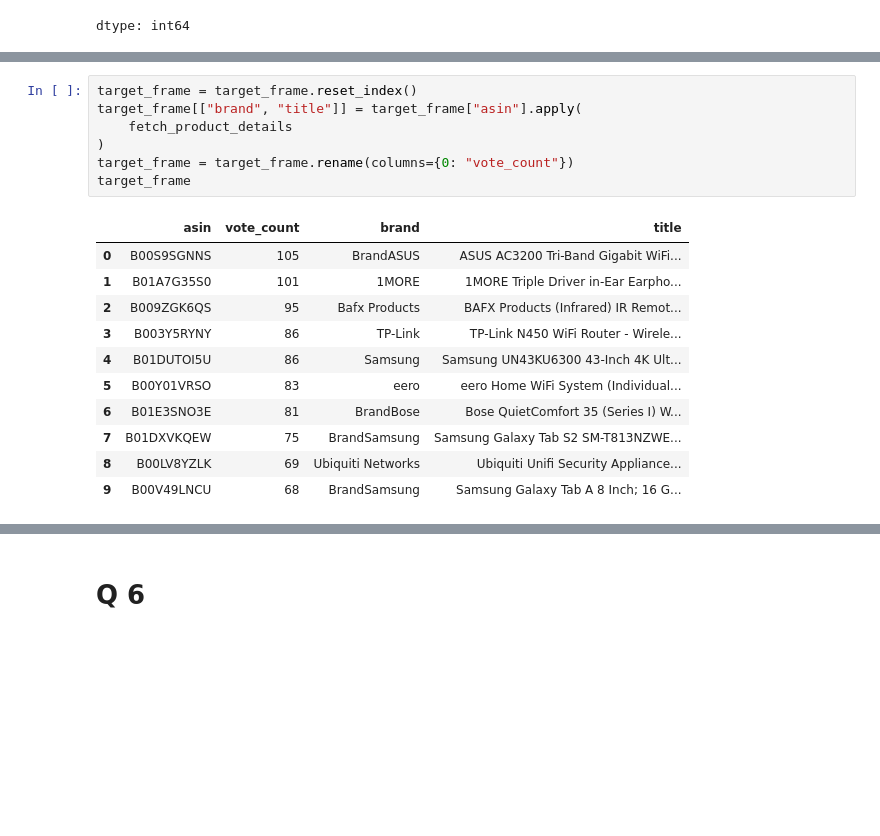
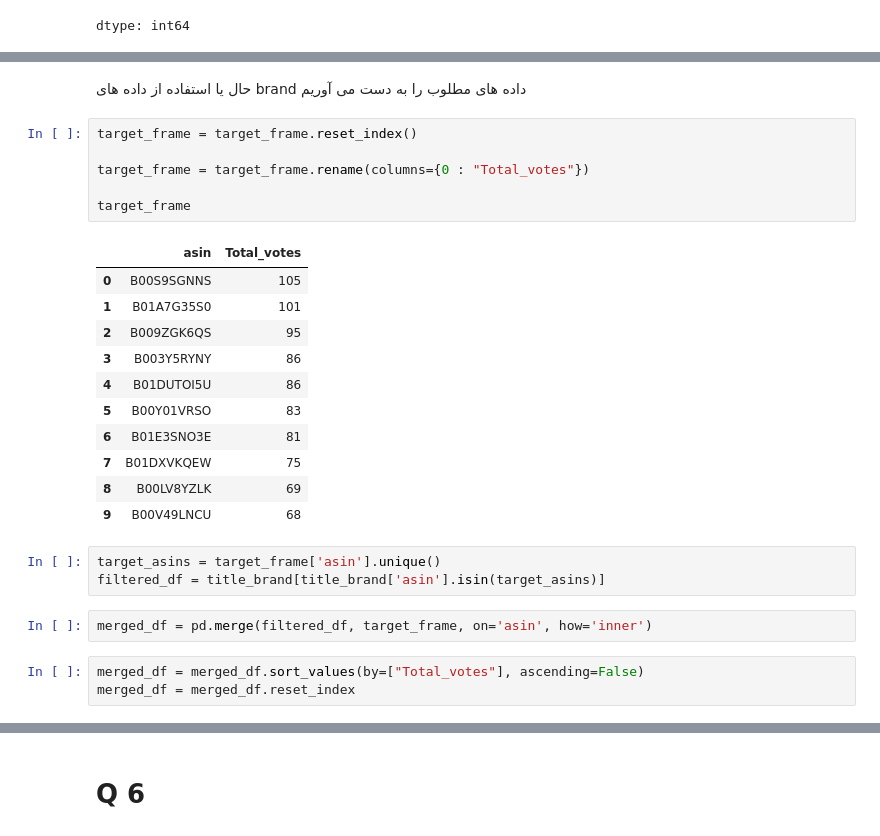
Before and after one commit to aminrafi394/ai-second-project, a Jupyter notebook: Part_One_4_5_6.ipynb, the cells around one changed output, grey strips where cells are left out. Cells and saved outputs as stored; diff of their text form; blank space fills up the shorter version.

```diff
--- a/Part_One_4_5_6.ipynb
+++ b/Part_One_4_5_6.ipynb
@@ -264,19 +247,28 @@ def fetch_product_details(asin):
+# %% [markdown]
+ حال یا استفاده از داده های brand داده های مطلوب را به دست می آوریم
 # %%
 target_frame = target_frame.reset_index()
-target_frame[["brand", "title"]] = target_frame["asin"].apply(
-    fetch_product_details
-)
-target_frame = target_frame.rename(columns={0: "vote_count"})
+
+target_frame = target_frame.rename(columns={0 : "Total_votes"})
+
 target_frame
 # %% [output]
-|  | asin | vote_count | brand | title |
-| 0 | B00S9SGNNS | 105 | BrandASUS | ASUS AC3200 Tri-Band Gigabit WiFi... |
-| 1 | B01A7G35S0 | 101 | 1MORE | 1MORE Triple Driver in-Ear Earpho... |
-| 2 | B009ZGK6QS | 95 | Bafx Products | BAFX Products (Infrared) IR Remot... |
-| 3 | B003Y5RYNY | 86 | TP-Link | TP-Link N450 WiFi Router - Wirele... |
-| 4 | B01DUTOI5U | 86 | Samsung | Samsung UN43KU6300 43-Inch 4K Ult... |
-| 5 | B00Y01VRSO | 83 | eero | eero Home WiFi System (Individual... |
-| 6 | B01E3SNO3E | 81 | BrandBose | Bose QuietComfort 35 (Series I) W... |
-| 7 | B01DXVKQEW | 75 | BrandSamsung | Samsung Galaxy Tab S2 SM-T813NZWE... |
-| 8 | B00LV8YZLK | 69 | Ubiquiti Networks | Ubiquiti Unifi Security Appliance... |
-| 9 | B00V49LNCU | 68 | BrandSamsung | Samsung Galaxy Tab A 8 Inch; 16 G... |
+|  | asin | Total_votes |
+| 0 | B00S9SGNNS | 105 |
+| 1 | B01A7G35S0 | 101 |
+| 2 | B009ZGK6QS | 95 |
+| 3 | B003Y5RYNY | 86 |
+| 4 | B01DUTOI5U | 86 |
+| 5 | B00Y01VRSO | 83 |
+| 6 | B01E3SNO3E | 81 |
+| 7 | B01DXVKQEW | 75 |
+| 8 | B00LV8YZLK | 69 |
+| 9 | B00V49LNCU | 68 |
+# %%
+target_asins = target_frame['asin'].unique()
+filtered_df = title_brand[title_brand['asin'].isin(target_asins)]
+# %%
+merged_df = pd.merge(filtered_df, target_frame, on='asin', how='inner')
+# %%
+merged_df = merged_df.sort_values(by=["Total_votes"], ascending=False)
+merged_df = merged_df.reset_index
```
Also changed, not shown: parts of 17 cells of this notebook.
